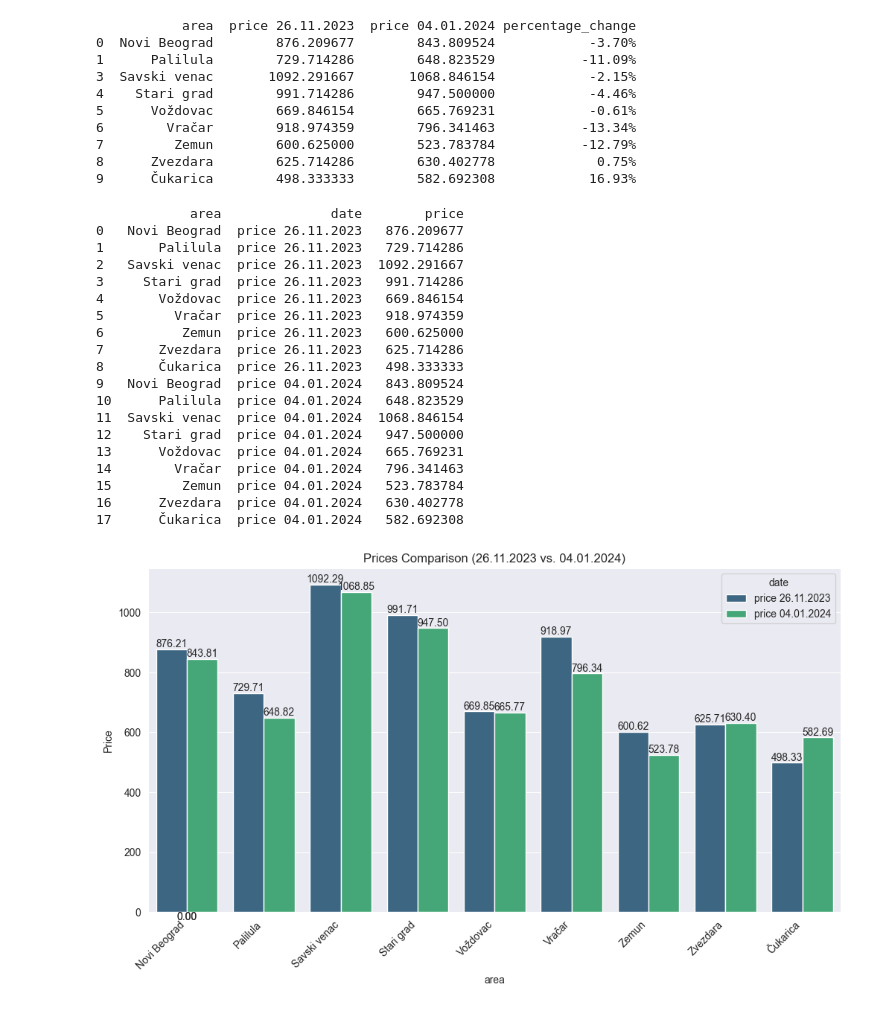
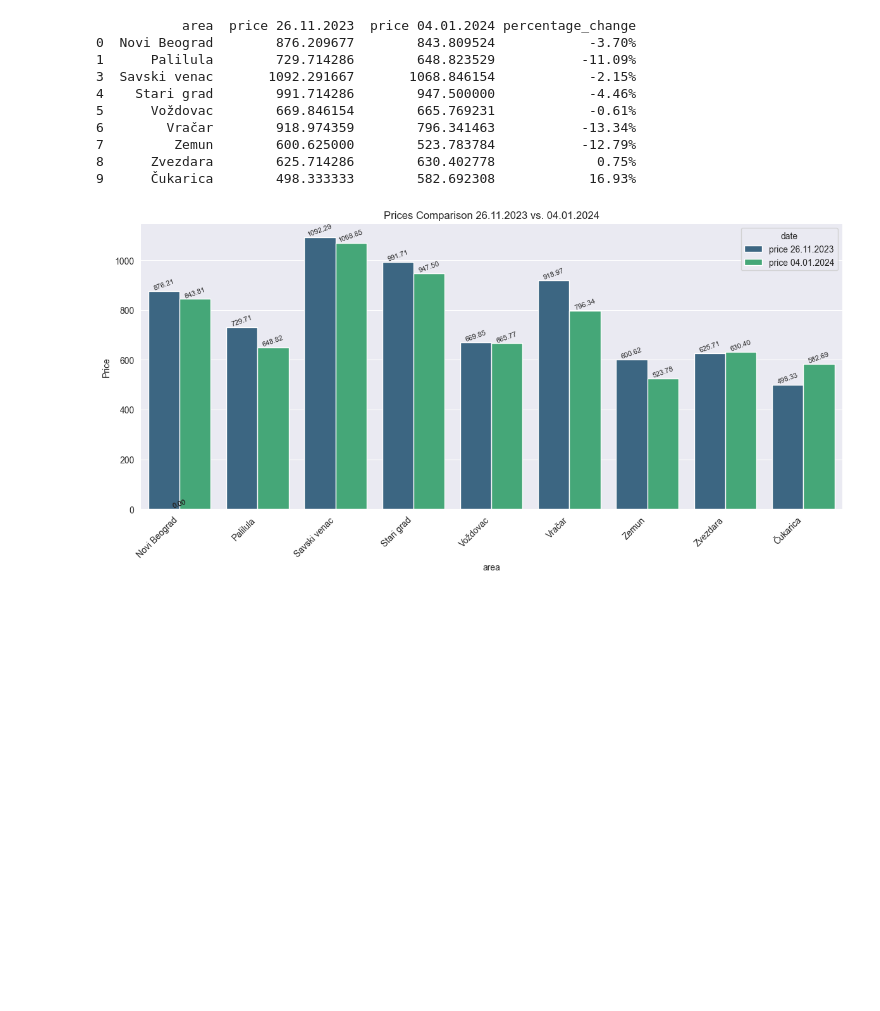
Before and after one commit to dvd998/apartment-data-analysis, a Jupyter notebook: visualization.ipynb, the cells around one changed output. Drawn from its saved outputs; the diff is of its cells as text; code cells hidden in the pictures; blank space fills up the shorter version.

Commit message:
visualization update comparison

```diff
--- a/visualization.ipynb
+++ b/visualization.ipynb
@@ -147,50 +148,23 @@ print(mean_prices_comp)
 8      Zvezdara        625.714286        630.402778             0.75%
 9      Čukarica        498.333333        582.692308            16.93%
 # %%
+# Visual representation of average price change between 26.11.2023 and 04.01.2024 per area
 mean_prices_comp_melted = pd.melt(mean_prices_comp[['area', 'price 26.11.2023', 'price 04.01.2024']], id_vars=['area'], var_name='date', value_name='price')
-print(mean_prices_comp_melted)
-
-# # Plotting with Seaborn
-# plt.figure(figsize=(12, 6))
-# sns.barplot(x='area', y='price', hue='date', data=mean_prices_comp_melted, palette='viridis')
-# plt.title('Prices Comparison 26.11.2023 vs. 04.01.2024')
-# plt.ylabel('Price')
-# plt.xticks(rotation=45, ha='right')
-
-# plt.show()
 plt.figure(figsize=(12, 6))
 ax = sns.barplot(x='area', y='price', hue='date', data=mean_prices_comp_melted, palette='viridis')
 
 # Add annotations with differences above the bars
 for p in ax.patches:
     height = p.get_height()
     width = p.get_x() + p.get_width() / 2
 
     ax.annotate(f'{height:.2f}', (width, height), ha='center', va='bottom', rotation=20, fontsize=8)
 
-plt.title('Prices Comparison (26.11.2023 vs. 04.01.2024)')
+plt.title('Prices Comparison 26.11.2023 vs. 04.01.2024')
 plt.ylabel('Price')
 plt.xticks(rotation=45, ha='right')
+plt.tight_layout()
 
 plt.show()
 # %% [output]
-            area              date        price
-0   Novi Beograd  price 26.11.2023   876.209677
-1       Palilula  price 26.11.2023   729.714286
-2   Savski venac  price 26.11.2023  1092.291667
-3     Stari grad  price 26.11.2023   991.714286
-4       Voždovac  price 26.11.2023   669.846154
-5         Vračar  price 26.11.2023   918.974359
-6          Zemun  price 26.11.2023   600.625000
-7       Zvezdara  price 26.11.2023   625.714286
-8       Čukarica  price 26.11.2023   498.333333
-9   Novi Beograd  price 04.01.2024   843.809524
-10      Palilula  price 04.01.2024   648.823529
-11  Savski venac  price 04.01.2024  1068.846154
-12    Stari grad  price 04.01.2024   947.500000
-13      Voždovac  price 04.01.2024   665.769231
-14        Vračar  price 04.01.2024   796.341463
-15         Zemun  price 04.01.2024   523.783784
-16      Zvezdara  price 04.01.2024   630.402778
-17      Čukarica  price 04.01.2024   582.692308
-[figure, old version]
+[figure, new version]
```
Also changed, not shown: parts of 1 cell of this notebook, 1 other file.
